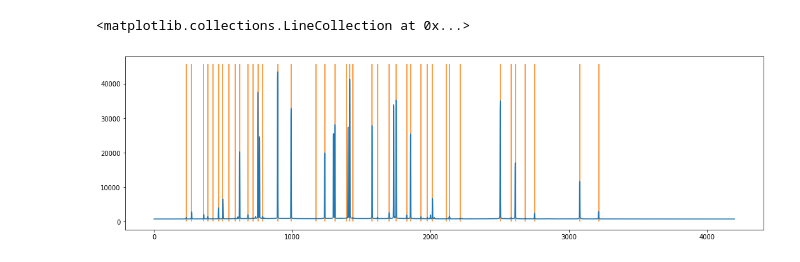
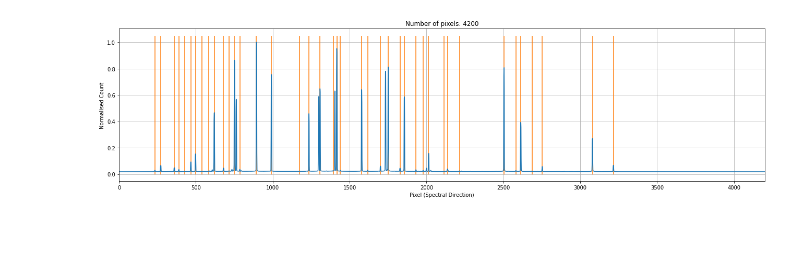
Before and after one commit to jveitchmichaelis/rascal, a Jupyter notebook: examples/example_WHT_ISIS_R300R.ipynb, the cells around one changed output. Cells and saved outputs as stored; diff of their text form; code cells hidden in the pictures; blank space fills up the shorter version.

```diff
--- a/examples/example_WHT_ISIS_R300R.ipynb
+++ b/examples/example_WHT_ISIS_R300R.ipynb
@@ -22,18 +24,21 @@ plt.imshow(np.log(data.data.T), aspect='auto', origin='lower')
 # %%
 spectrum = np.median(data.data.T, axis=0)
 
 peaks, _ = find_peaks(spectrum, prominence=80, distance=20, threshold=None)
 
 peaks_refined = refine_peaks(spectrum, peaks, window_width=3)
+
 plt.figure(figsize=(18,5))
-plt.plot(spectrum)
-plt.vlines(peaks_refined,
-              0,
-              1.05*spectrum.max(),
-              colors='C1')
+plt.plot(spectrum / spectrum.max())
+plt.vlines(peaks, 0, 1.05, colors='C1')
+plt.title('Number of pixels: ' + str(spectrum.shape[0]))
+plt.xlabel("Pixel (Spectral Direction)")
+plt.ylabel("Normalised Count")
+plt.xlim(0, spectrum.shape[0])
+plt.grid()
+plt.tight_layout()
 # %% [output]
-<matplotlib.collections.LineCollection at 0x...>
-[figure, old version]
+[figure, new version]
 # %%
 c = Calibrator(peaks_refined,
                min_wavelength=7000.,
```
Also changed, not shown: parts of 6 cells of this notebook, 12 other files.
